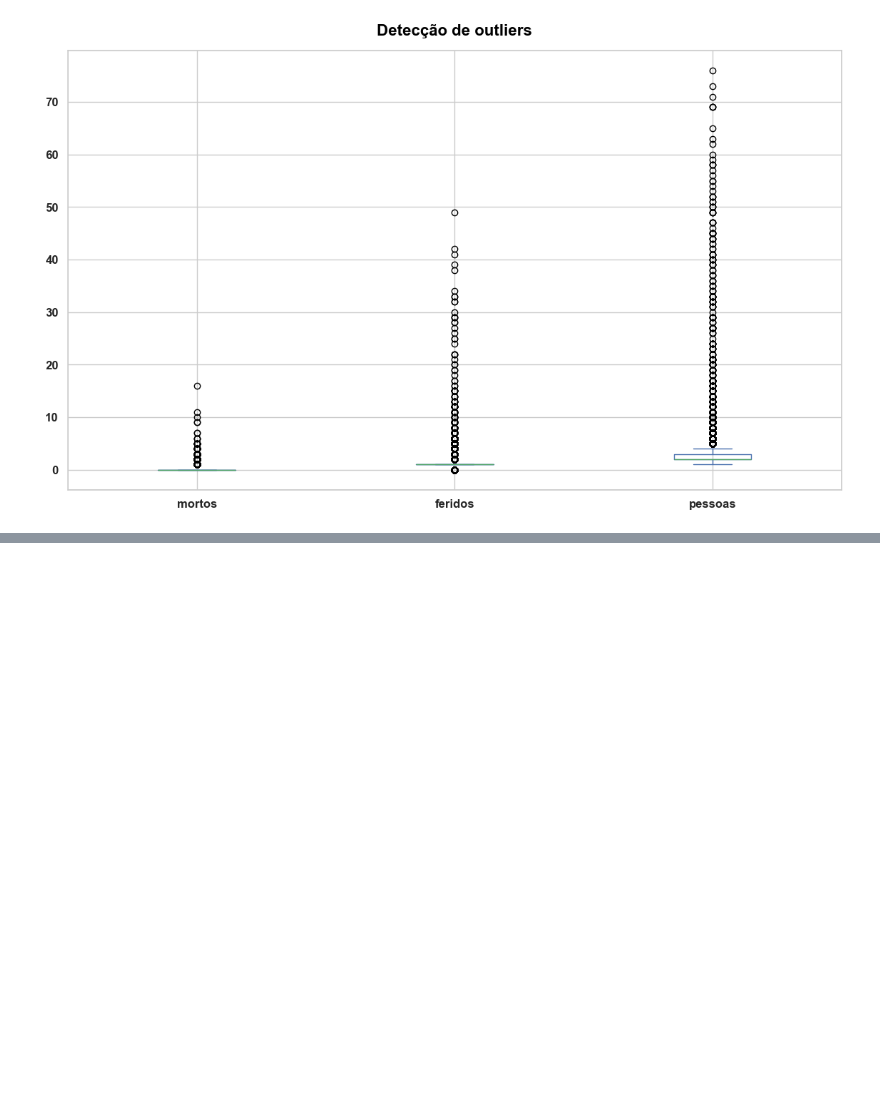
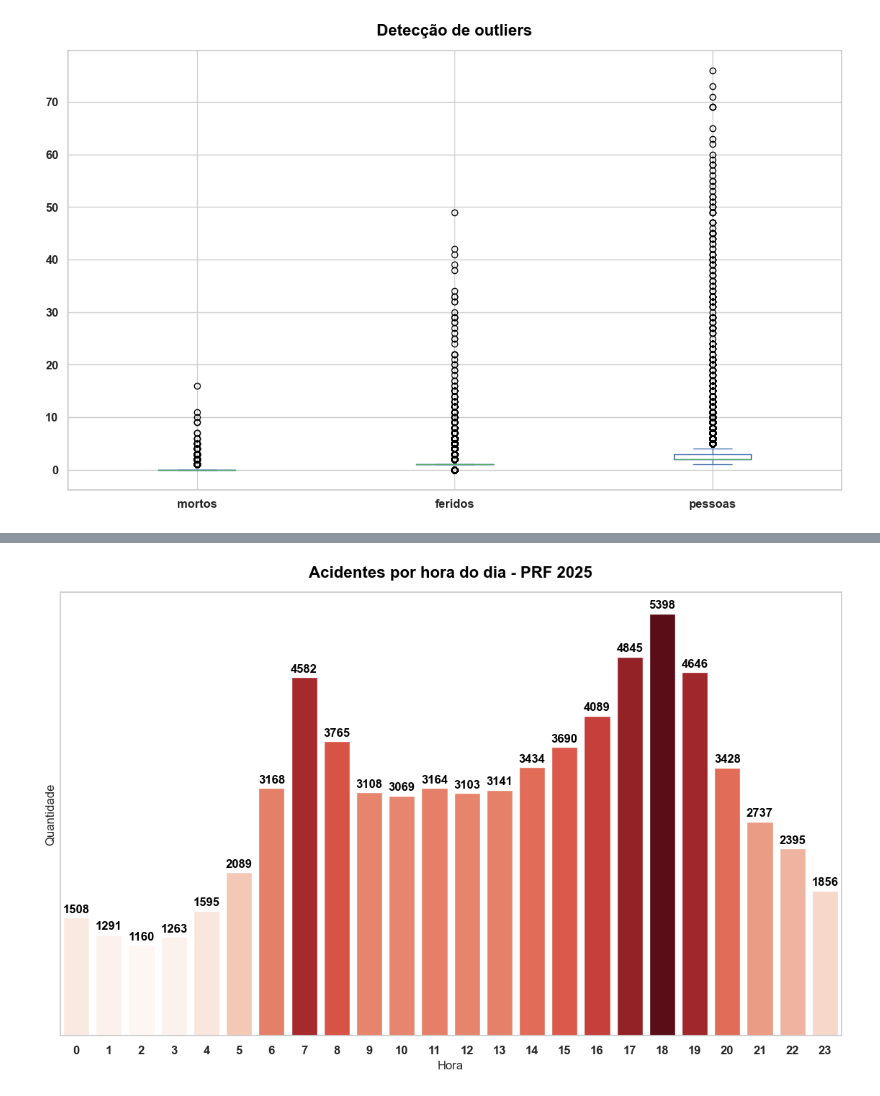
Before and after one commit to isabelladmo/Projeto-aplicado-I, a Jupyter notebook: código.ipynb, the cells around one changed output, grey strips where cells are left out. Saved outputs shown, nothing was run; the diff lists cells and outputs as text; code cells hidden in the pictures; blank space fills up the shorter version.

```diff
--- a/código.ipynb
+++ b/código.ipynb
@@ -512,0 +566,30 @@ plt.show()
+# %%
+# Criação do gráfico de acidentes por hora do dia
+
+# Cria um gráfico em branco
+plt.figure()
+
+# Criando a variável hora
+df['hora_cheia'] = pd.to_datetime(df['horario'], format='mixed').dt.hour
+
+# Selecionando as variáveis do DF
+contagem_hora = df['hora_cheia'].value_counts().sort_index()
+
+# Criando o gráfico
+ax = sns.barplot(x=contagem_hora.index, y=contagem_hora.values, palette='Reds', hue=contagem_hora.values, legend=False)
+
+# Adicionando rótulos
+for container in ax.containers:
+    ax.bar_label(container, padding=3, fontsize=12, fontweight='bold', color="black")
+
+# Customizando títulos, fontes, tamanhos, margens, etc
+plt.title("Acidentes por hora do dia - PRF 2025", fontsize=16, fontweight='bold', color="black", pad=15)
+plt.xlabel("Hora", fontsize=12)
+plt.xticks(fontsize=12, fontweight='bold', rotation=0)
+plt.ylabel("Quantidade", fontsize=12)
+plt.yticks([])
+
+plt.savefig('11_acidentes_hora.png', bbox_inches='tight')
+plt.show()
+# %% [output]
+[figure, added]
```
Also changed, not shown: parts of 9 cells of this notebook.
